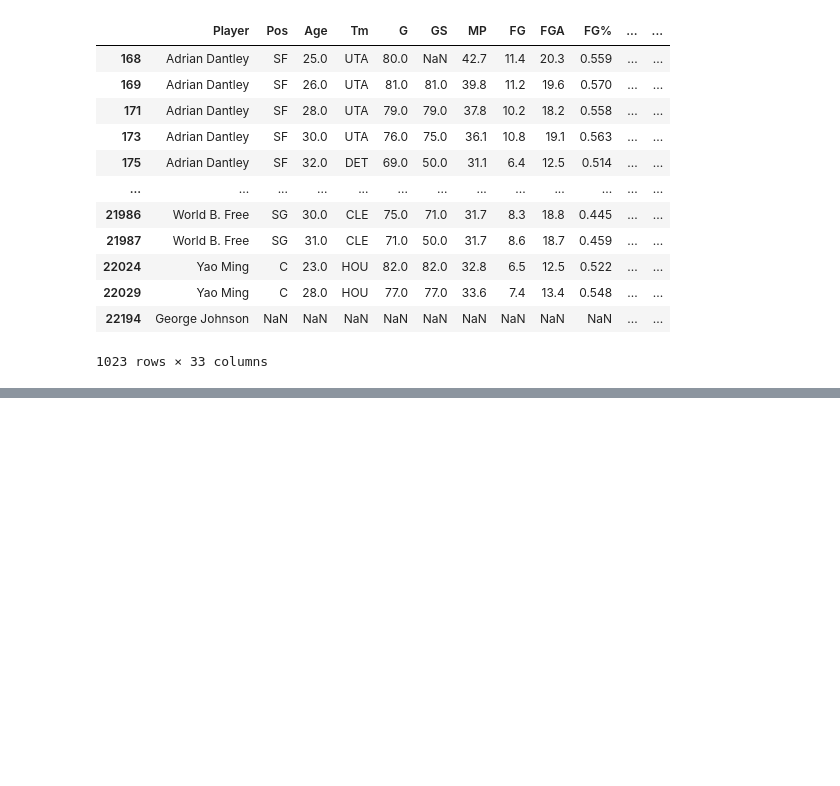
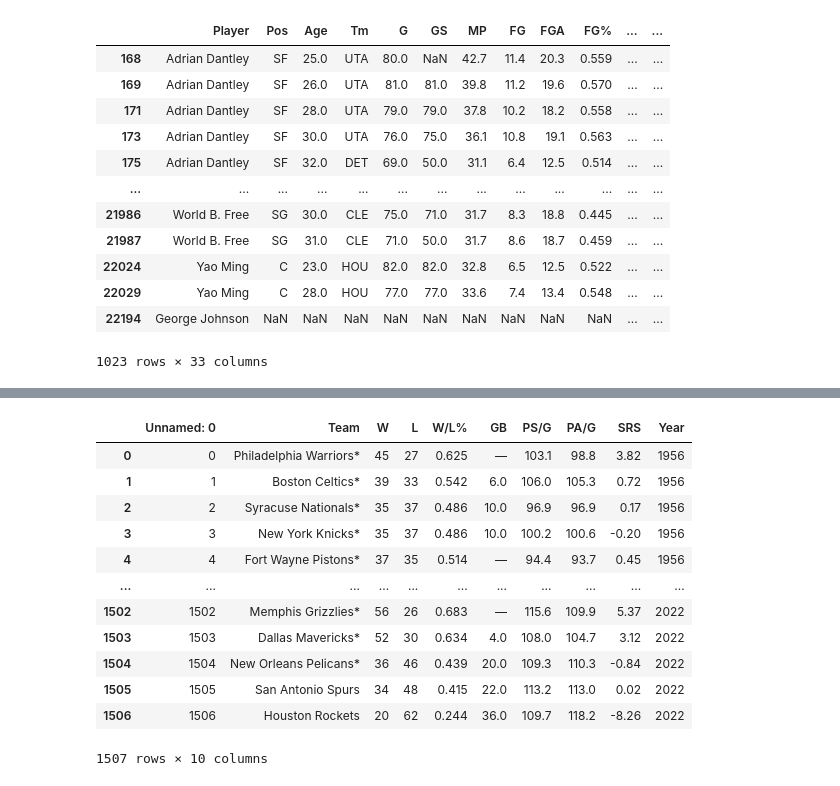
Before and after one commit to param10/NBa_MVP_Prediction, a Jupyter notebook: Cleaning&Analysis.ipynb, the cells around one changed output, grey strips where cells are left out. Drawn from its saved outputs; the diff is of its cells as text; code cells hidden in the pictures; blank space fills up the shorter version.

```diff
--- a/Cleaning&Analysis.ipynb
+++ b/Cleaning&Analysis.ipynb
@@ -189,0 +191,17 @@ combined_data
+# %%
+teams = pd.read_csv("/Users/paramjaswal/Desktop/NBa/teams.csv")
+teams
+# %% [output]
+|  | Unnamed: 0 | Team | W | L | W/L% | GB | PS/G | PA/G | SRS | Year |
+| 0 | 0 | Philadelphia Warriors* | 45 | 27 | 0.625 | — | 103.1 | 98.8 | 3.82 | 1956 |
+| 1 | 1 | Boston Celtics* | 39 | 33 | 0.542 | 6.0 | 106.0 | 105.3 | 0.72 | 1956 |
+| 2 | 2 | Syracuse Nationals* | 35 | 37 | 0.486 | 10.0 | 96.9 | 96.9 | 0.17 | 1956 |
+| 3 | 3 | New York Knicks* | 35 | 37 | 0.486 | 10.0 | 100.2 | 100.6 | -0.20 | 1956 |
+| 4 | 4 | Fort Wayne Pistons* | 37 | 35 | 0.514 | — | 94.4 | 93.7 | 0.45 | 1956 |
+| ... | ... | ... | ... | ... | ... | ... | ... | ... | ... | ... |
+| 1502 | 1502 | Memphis Grizzlies* | 56 | 26 | 0.683 | — | 115.6 | 109.9 | 5.37 | 2022 |
+| 1503 | 1503 | Dallas Mavericks* | 52 | 30 | 0.634 | 4.0 | 108.0 | 104.7 | 3.12 | 2022 |
+| 1504 | 1504 | New Orleans Pelicans* | 36 | 46 | 0.439 | 20.0 | 109.3 | 110.3 | -0.84 | 2022 |
+| 1505 | 1505 | San Antonio Spurs | 34 | 48 | 0.415 | 22.0 | 113.2 | 113.0 | 0.02 | 2022 |
+| 1506 | 1506 | Houston Rockets | 20 | 62 | 0.244 | 36.0 | 109.7 | 118.2 | -8.26 | 2022 |
+1507 rows × 10 columns
```
Also changed, not shown: parts of 10 cells of this notebook, 2 other files.
